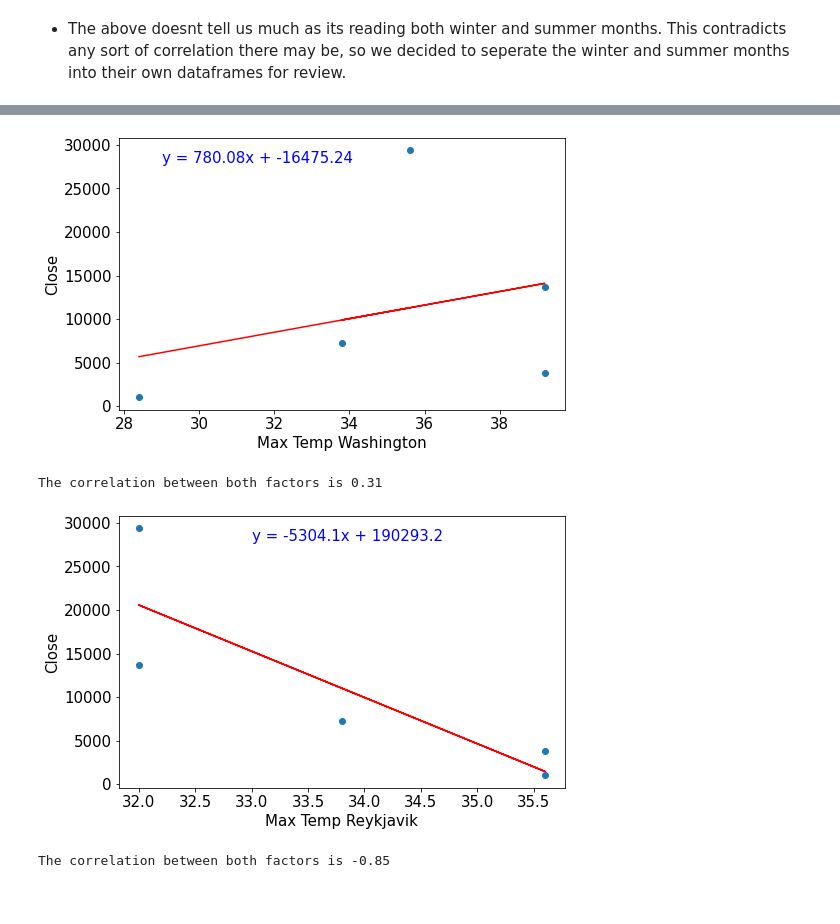
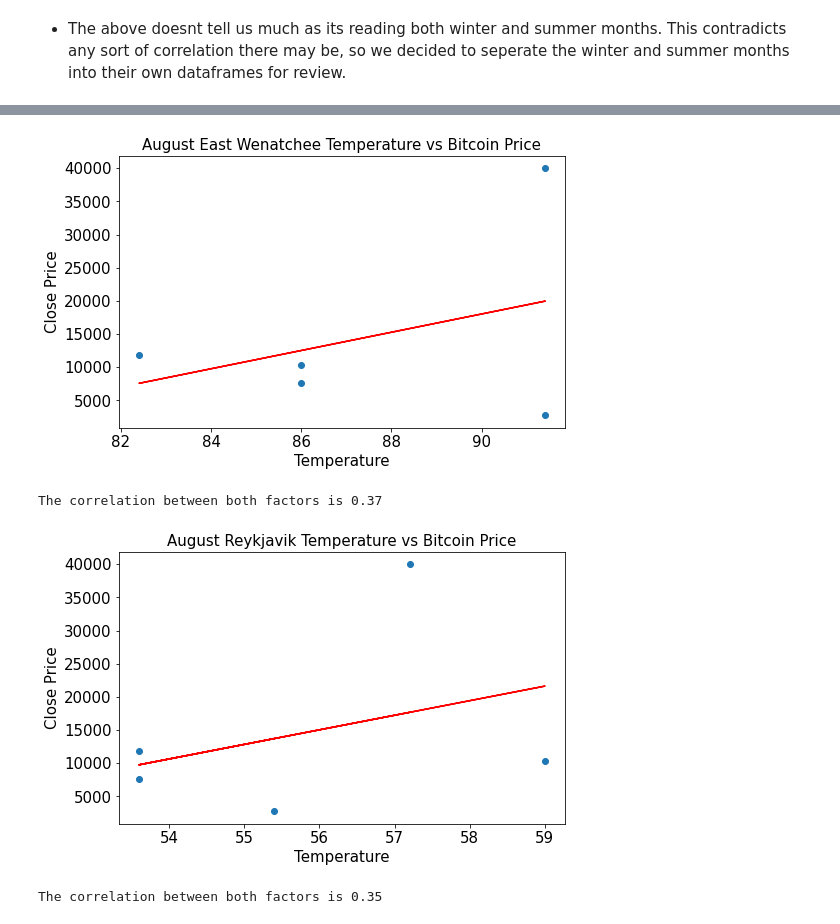
Before and after one commit to CharlotteC21/Cryptocurreny-Trend-Analysis-Group-Project, a Jupyter notebook: weather .ipynb, the cells around one changed output, grey strips where cells are left out. Saved outputs shown, nothing was run; the diff lists cells and outputs as text; code cells hidden in the pictures.

```diff
--- a/weather .ipynb
+++ b/weather .ipynb
@@ -216,32 +219,33 @@ print(f"The correlation between both factors is {round(correlation[0],2)}")
 The correlation between both factors is -0.57
 # %%
 #plot maximum summer Washington temperatures vs bitcoin price
-x_values = jan_data['Max Temp Washington']
-y_values = jan_data['Close']
+x_values = aug_data['Max Temp Washington']
+y_values = aug_data['Close']
 
 plt.figure(figsize=(8, 5))
 (slope, intercept, rvalue, pvalue, stderr) = linregress(x_values, y_values)
 regress_values = x_values * slope + intercept
 line_eq = "y = " + str(round(slope,2)) + "x + " + str(round(intercept,2))
 plt.scatter(x_values,y_values)
 plt.plot(x_values,regress_values,"r-")
 plt.annotate(line_eq,(29,28000),fontsize=15,color="blue")
-plt.xlabel('Max Temp Washington', fontsize=15)
-plt.ylabel('Close', fontsize=15)
+plt.title("August East Wenatchee Temperature vs Bitcoin Price", fontsize=15)
+plt.xlabel('Temperature', fontsize=15)
+plt.ylabel('Close Price', fontsize=15)
 plt.xticks(fontsize=15)
 plt.yticks(fontsize=15)
 
 plt.show()
 
-correlation = st.pearsonr(jan_data['Max Temp Washington'],jan_data['Close'])
+correlation = st.pearsonr(aug_data['Max Temp Washington'],aug_data['Close'])
 print(f"The correlation between both factors is {round(correlation[0],2)}")
 # %% [output]
-[figure, old version]
+[figure, new version]
-The correlation between both factors is 0.31
+The correlation between both factors is 0.37
 # %%
 #plot maximum summer Reykjavik temperatures vs bitcoin price
-x_values = jan_data['Max Temp Reykjavik']
-y_values = jan_data['Close']
+x_values = aug_data['Max Temp Reykjavik']
+y_values = aug_data['Close']
 
 plt.figure(figsize=(8, 5))
 (slope, intercept, rvalue, pvalue, stderr) = linregress(x_values, y_values)
@@ -250,15 +254,16 @@ line_eq = "y = " + str(round(slope,2)) + "x + " + str(round(intercept,2))
 plt.scatter(x_values,y_values)
 plt.plot(x_values,regress_values,"r-")
 plt.annotate(line_eq,(33,28000),fontsize=15,color="blue")
-plt.xlabel('Max Temp Reykjavik', fontsize=15)
-plt.ylabel('Close', fontsize=15)
+plt.title("August Reykjavik Temperature vs Bitcoin Price", fontsize=15)
+plt.xlabel('Temperature', fontsize=15)
+plt.ylabel('Close Price', fontsize=15)
 plt.xticks(fontsize=15)
 plt.yticks(fontsize=15)
 
 plt.show()
 
-correlation = st.pearsonr(jan_data['Max Temp Reykjavik'],jan_data['Close'])
+correlation = st.pearsonr(aug_data['Max Temp Reykjavik'],aug_data['Close'])
 print(f"The correlation between both factors is {round(correlation[0],2)}")
 # %% [output]
-[figure, old version]
+[figure, new version]
-The correlation between both factors is -0.85
+The correlation between both factors is 0.35
```
Also changed, not shown: parts of 4 cells of this notebook.
